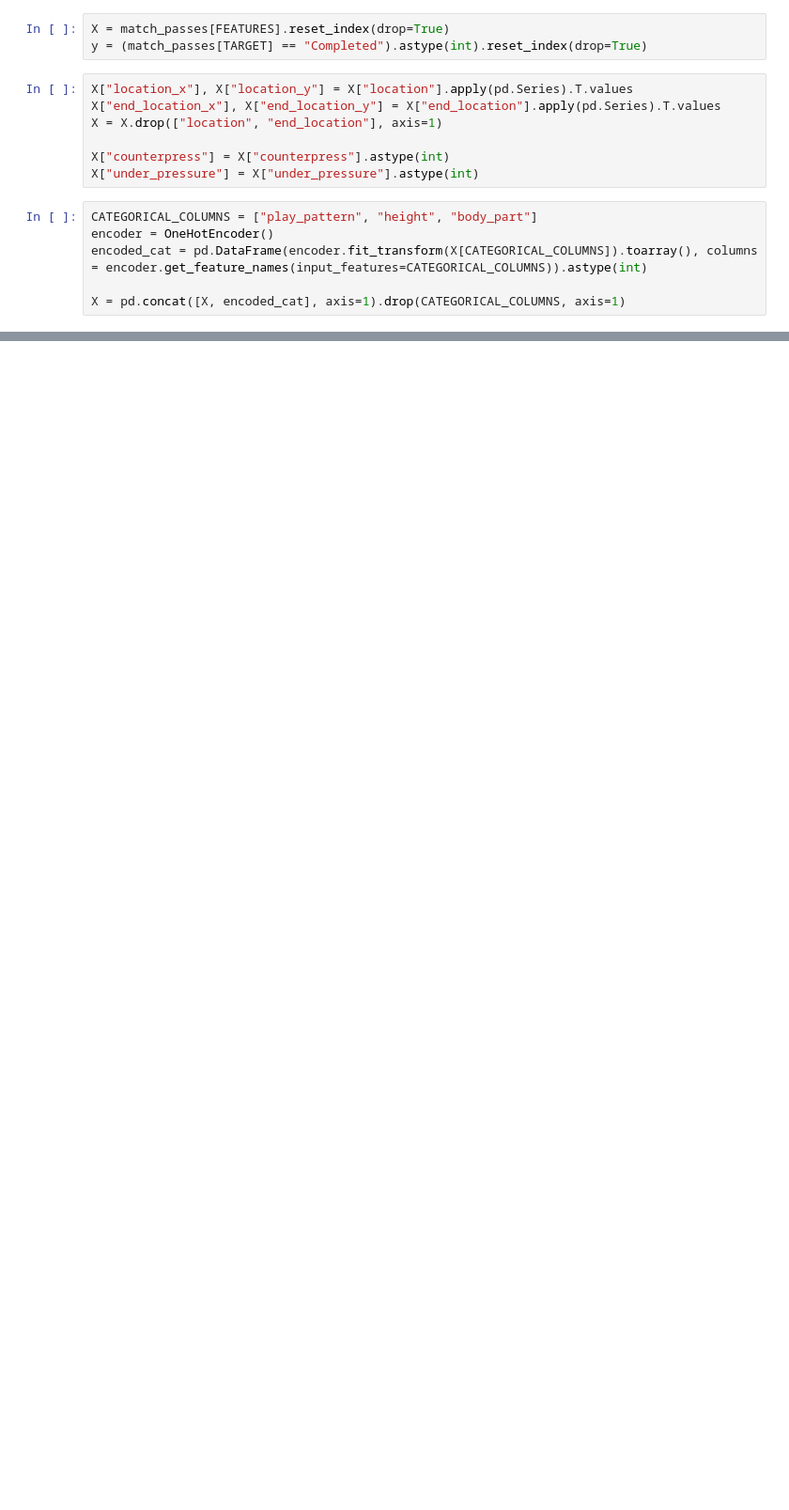
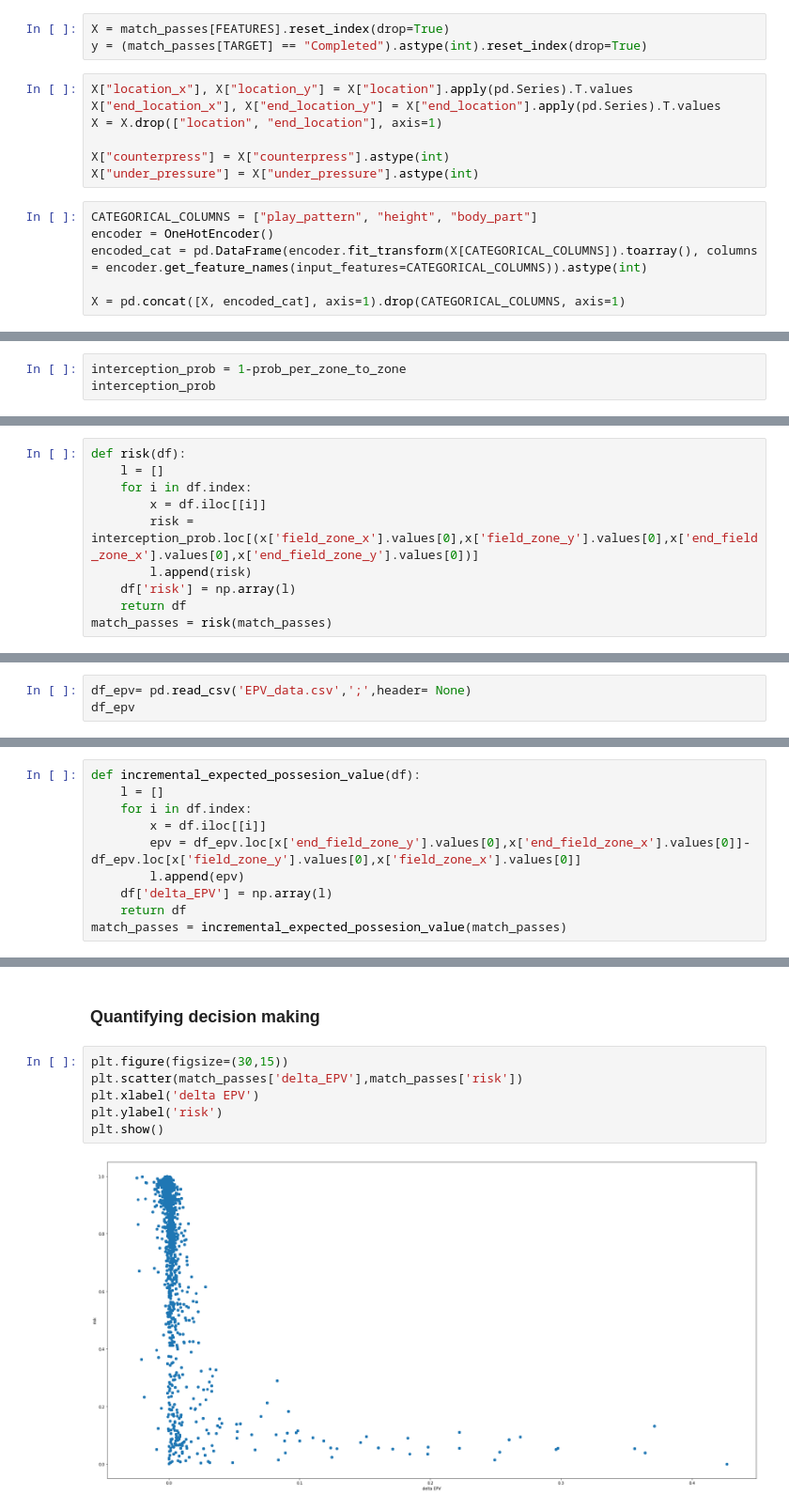
Before and after one commit to hugoartigas/quantifying_soccer_players_decision_making, a Jupyter notebook: EDA.ipynb, the cells around one changed output, grey strips where cells are left out. Shown at 94% size. Drawn from its saved outputs; the diff is of its cells as text; blank space fills up the shorter version.

Commit message:
Create EPV and Risk analysis

```diff
--- a/EDA.ipynb
+++ b/EDA.ipynb
@@ -204,0 +267,3 @@ pd.DataFrame(model.feature_importances_, index=model.feature_names_in_, columns
+# %%
+interception_prob = 1-prob_per_zone_to_zone
+interception_prob
@@ -204,0 +284,10 @@ pd.DataFrame(model.feature_importances_, index=model.feature_names_in_, columns
+# %%
+def risk(df):
+    l = []
+    for i in df.index:
+        x = df.iloc[[i]]
+        risk = interception_prob.loc[(x['field_zone_x'].values[0],x['field_zone_y'].values[0],x['end_field_zone_x'].values[0],x['end_field_zone_y'].values[0])]
+        l.append(risk)
+    df['risk'] = np.array(l)
+    return df
+match_passes = risk(match_passes)
@@ -204,0 +296,3 @@ pd.DataFrame(model.feature_importances_, index=model.feature_names_in_, columns
+# %%
+df_epv= pd.read_csv('EPV_data.csv',';',header= None)
+df_epv
@@ -204,0 +317,10 @@ pd.DataFrame(model.feature_importances_, index=model.feature_names_in_, columns
+# %%
+def incremental_expected_possesion_value(df):
+    l = []
+    for i in df.index:
+        x = df.iloc[[i]]
+        epv = df_epv.loc[x['end_field_zone_y'].values[0],x['end_field_zone_x'].values[0]]-df_epv.loc[x['field_zone_y'].values[0],x['field_zone_x'].values[0]]
+        l.append(epv)
+    df['delta_EPV'] = np.array(l)
+    return df
+match_passes = incremental_expected_possesion_value(match_passes)
@@ -204,0 +336,10 @@ pd.DataFrame(model.feature_importances_, index=model.feature_names_in_, columns
+# %% [markdown]
+### Quantifying decision making
+# %%
+plt.figure(figsize=(30,15))
+plt.scatter(match_passes['delta_EPV'],match_passes['risk'])
+plt.xlabel('delta EPV')
+plt.ylabel('risk')
+plt.show()
+# %% [output]
+[figure, added]
```
Also changed, not shown: parts of 26 cells of this notebook, 1 other file.
